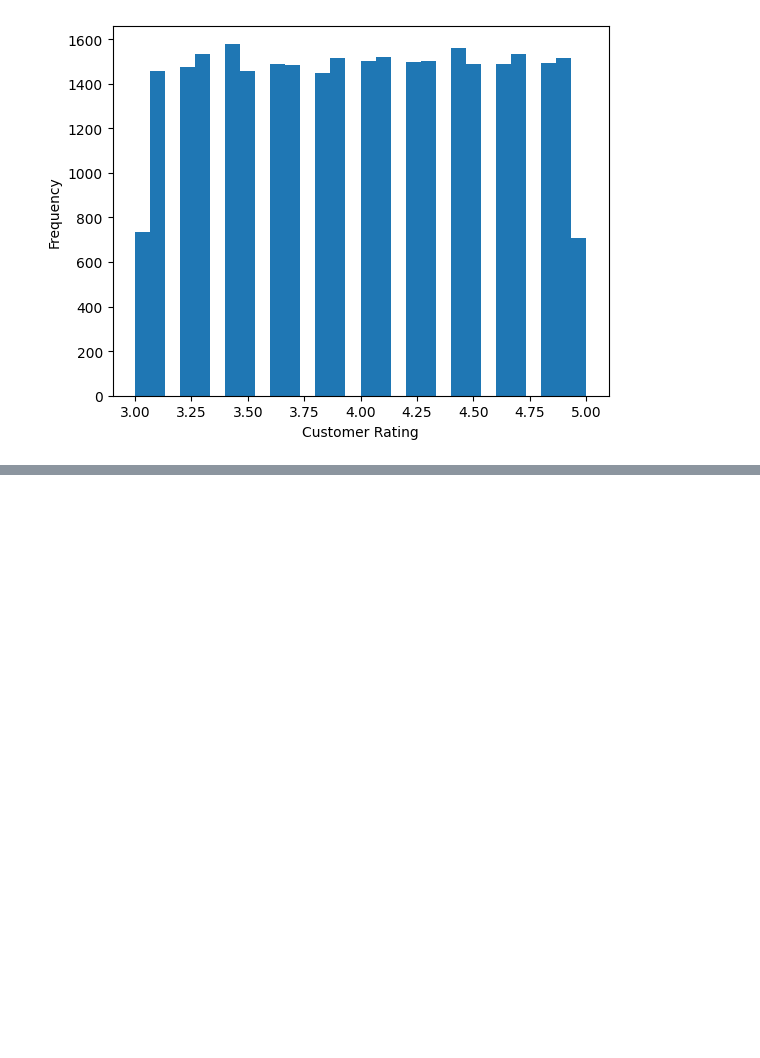
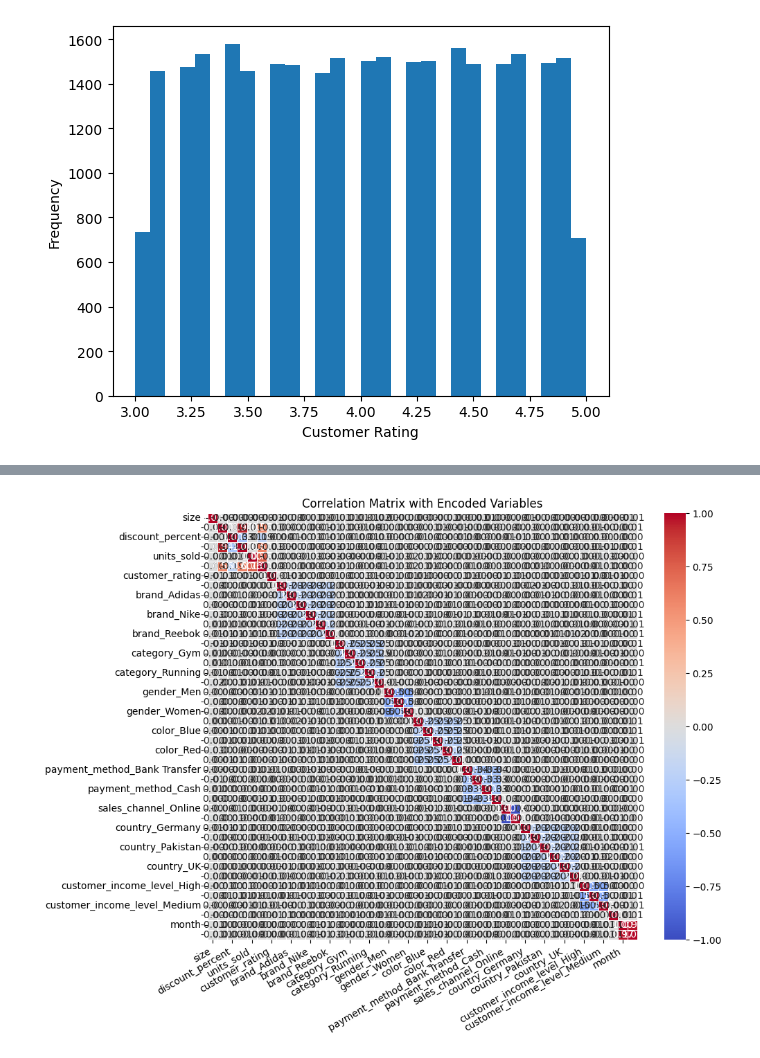
Before and after one commit to MrBigJupiter/Footwear_Sales_Analysis_2018_2026, a Jupyter notebook: Footwear Sales Analysis 2018/Jupyter Notebooks/eda.ipynb, the cells around one changed output, grey strips where cells are left out. Cells and saved outputs as stored; diff of their text form; code cells hidden in the pictures; blank space fills up the shorter version.

```diff
--- a/Footwear Sales Analysis 2018/Jupyter Notebooks/eda.ipynb
+++ b/Footwear Sales Analysis 2018/Jupyter Notebooks/eda.ipynb
@@ -222,0 +248,17 @@ plt.show()
+# %%
+# Createa copy for saver execution
+df_encoded = df_sales.copy()
+
+df_encoded = pd.get_dummies(data = df_encoded,
+                columns=['brand', 'category', 'gender', 'color', 'payment_method','sales_channel', 'country', 'customer_income_level'])
+
+# Change the format of the date column in order to work with it
+df_encoded['order_date'] = pd.to_datetime(df_encoded['order_date'])
+df_encoded['year'] = df_encoded['order_date'].dt.year
+df_encoded['month'] = df_encoded['order_date'].dt.month
+df_encoded['quarter'] = df_encoded['order_date'].dt.quarter
+
+# Drop unneccesarry information and not usable
+df_encoded = df_encoded.drop(columns=['order_id', 'model_name', 'order_date'])
+
+df_encoded.sample(5)
@@ -222,0 +273,11 @@ plt.show()
+# %%
+corr_matrix = df_encoded.corr()
+
+# Display it on a seaborn heatmap
+plt.figure(figsize=(10, 8))
+sns.heatmap(corr_matrix, annot=True, cmap='coolwarm', fmt=".2f", linewidths=.5)
+plt.title('Correlation Matrix with Encoded Variables')
+plt.xticks(rotation=30, ha='right')
+plt.show()
+# %% [output]
+[figure, added]
```
Also changed, not shown: parts of 10 cells of this notebook.
